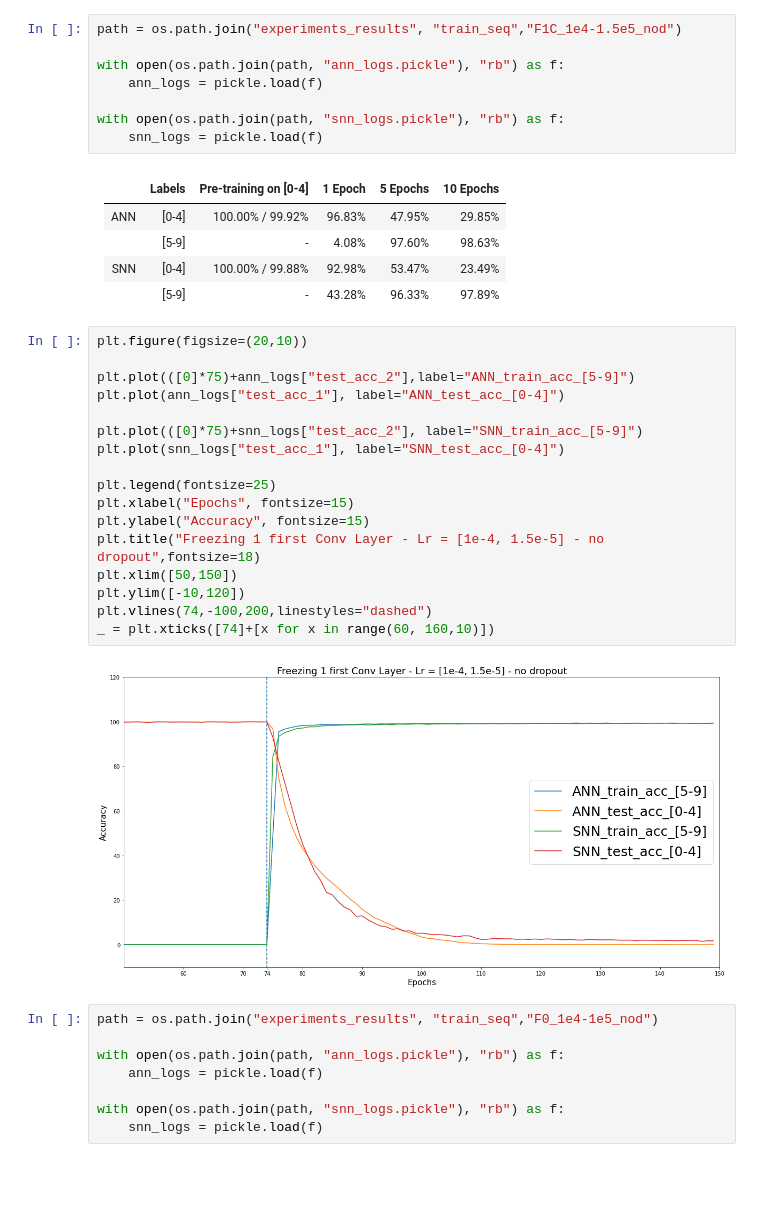
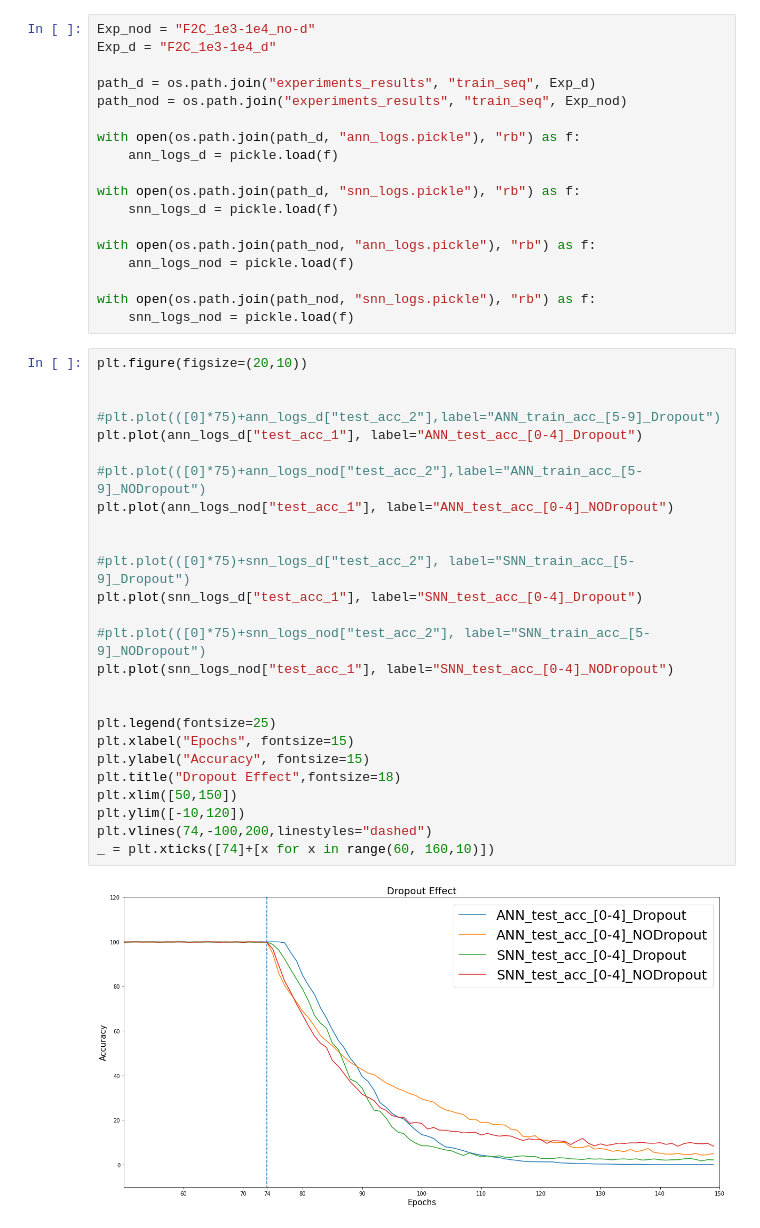
Before and after one commit to Thvnvtos/SNN_vs_ANN, a Jupyter notebook: evaluation_sequential_learning.ipynb, the cells around one changed output. Cells and saved outputs as stored; diff of their text form; blank space fills up the shorter version.

Commit message:
Few_shot learning and jupyter exps
- Few shot learning working version
- Added jupyter notebooks containing different experiments results

```diff
--- a/evaluation_sequential_learning.ipynb
+++ b/evaluation_sequential_learning.ipynb
@@ -43,42 +279,46 @@ _ = plt.xticks([74]+[x for x in range(60, 160,10)])
 # %%
-path = os.path.join("experiments_results", "train_seq","F1C_1e4-1.5e5_nod")
+Exp_nod = "F2C_1e3-1e4_no-d"
+Exp_d = "F2C_1e3-1e4_d"
 
-with open(os.path.join(path, "ann_logs.pickle"), "rb") as f:
-    ann_logs = pickle.load(f)
+path_d = os.path.join("experiments_results", "train_seq", Exp_d)
+path_nod = os.path.join("experiments_results", "train_seq", Exp_nod)
 
-with open(os.path.join(path, "snn_logs.pickle"), "rb") as f:
-    snn_logs = pickle.load(f)
+with open(os.path.join(path_d, "ann_logs.pickle"), "rb") as f:
+    ann_logs_d = pickle.load(f)
+
+with open(os.path.join(path_d, "snn_logs.pickle"), "rb") as f:
+    snn_logs_d = pickle.load(f)
+
+with open(os.path.join(path_nod, "ann_logs.pickle"), "rb") as f:
+    ann_logs_nod = pickle.load(f)
+
+with open(os.path.join(path_nod, "snn_logs.pickle"), "rb") as f:
+    snn_logs_nod = pickle.load(f)
-# %% [markdown]
-|     | Labels | Pre-training on [0-4] | 1 Epoch | 5 Epochs | 10 Epochs |
-| :-: | :----: | :-------------------: | :-----: | :------: | :-------: |
-| ANN | [0-4]  | 100\.00% / 99.92%     | 96\.83% | 47\.95%  | 29\.85%   |
-|     | [5-9]  | -                     | 4\.08% | 97\.60%  | 98\.63%   |
-| SNN | [0-4]  | 100\.00% / 99.88%     | 92\.98% | 53\.47%  | 23\.49%   |
-|     | [5-9]  | -                     | 43\.28% | 96\.33%  | 97\.89%   |
 # %%
 plt.figure(figsize=(20,10))
 
-plt.plot(([0]*75)+ann_logs["test_acc_2"],label="ANN_train_acc_[5-9]")
-plt.plot(ann_logs["test_acc_1"], label="ANN_test_acc_[0-4]")
 
-plt.plot(([0]*75)+snn_logs["test_acc_2"], label="SNN_train_acc_[5-9]")
-plt.plot(snn_logs["test_acc_1"], label="SNN_test_acc_[0-4]")
+#plt.plot(([0]*75)+ann_logs_d["test_acc_2"],label="ANN_train_acc_[5-9]_Dropout")
+plt.plot(ann_logs_d["test_acc_1"], label="ANN_test_acc_[0-4]_Dropout")
+
+#plt.plot(([0]*75)+ann_logs_nod["test_acc_2"],label="ANN_train_acc_[5-9]_NODropout")
+plt.plot(ann_logs_nod["test_acc_1"], label="ANN_test_acc_[0-4]_NODropout")
+
+
+#plt.plot(([0]*75)+snn_logs_d["test_acc_2"], label="SNN_train_acc_[5-9]_Dropout")
+plt.plot(snn_logs_d["test_acc_1"], label="SNN_test_acc_[0-4]_Dropout")
+
+#plt.plot(([0]*75)+snn_logs_nod["test_acc_2"], label="SNN_train_acc_[5-9]_NODropout")
+plt.plot(snn_logs_nod["test_acc_1"], label="SNN_test_acc_[0-4]_NODropout")
+
 
 plt.legend(fontsize=25)
 plt.xlabel("Epochs", fontsize=15)
 plt.ylabel("Accuracy", fontsize=15)
-plt.title("Freezing 1 first Conv Layer - Lr = [1e-4, 1.5e-5] - no dropout",fontsize=18)
+plt.title("Dropout Effect",fontsize=18)
 plt.xlim([50,150])
 plt.ylim([-10,120])
 plt.vlines(74,-100,200,linestyles="dashed")
 _ = plt.xticks([74]+[x for x in range(60, 160,10)])
 # %% [output]
-[figure, old version]
+[figure, new version]
-# %%
-path = os.path.join("experiments_results", "train_seq","F0_1e4-1e5_nod")
-
-with open(os.path.join(path, "ann_logs.pickle"), "rb") as f:
-    ann_logs = pickle.load(f)
-
-with open(os.path.join(path, "snn_logs.pickle"), "rb") as f:
-    snn_logs = pickle.load(f)
```
Also changed, not shown: parts of 21 cells of this notebook, 37 other files.
